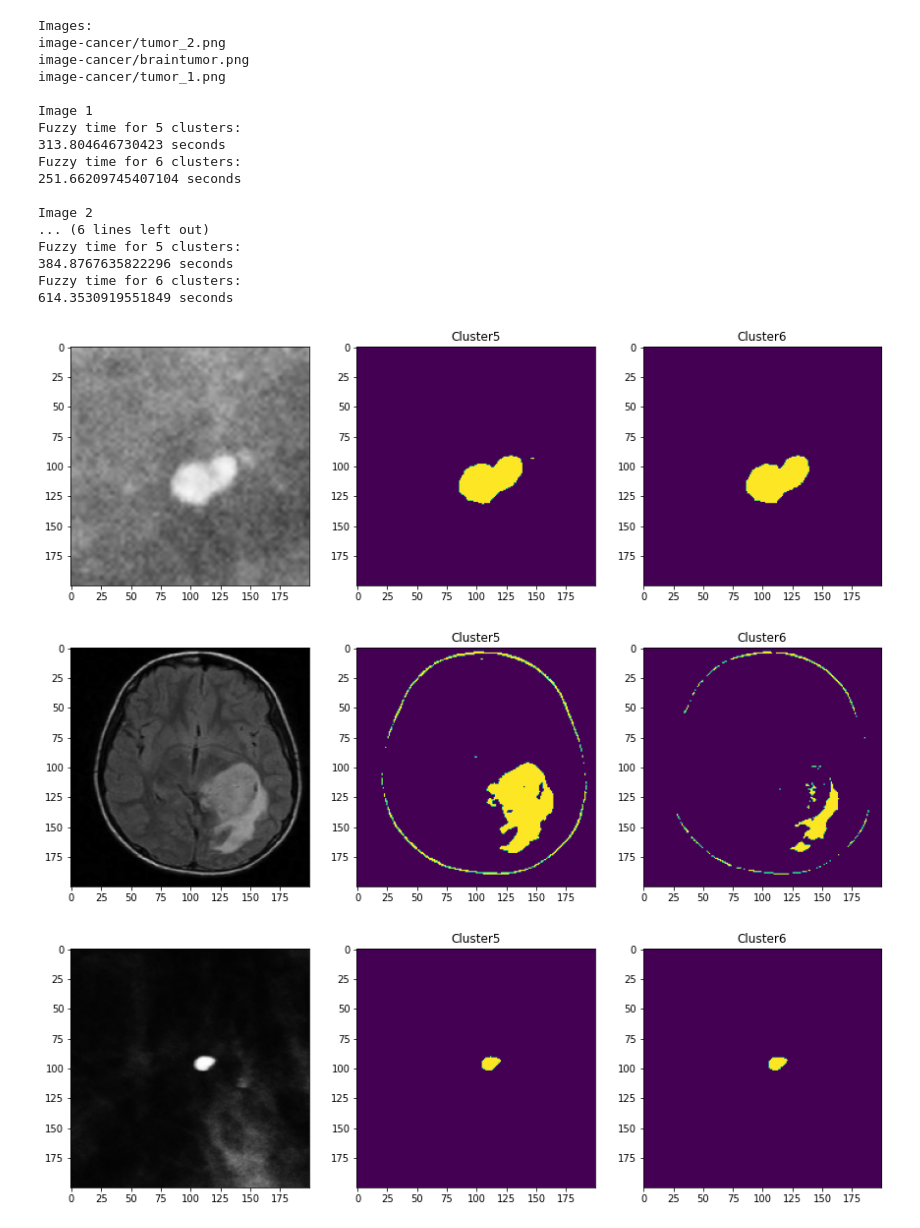
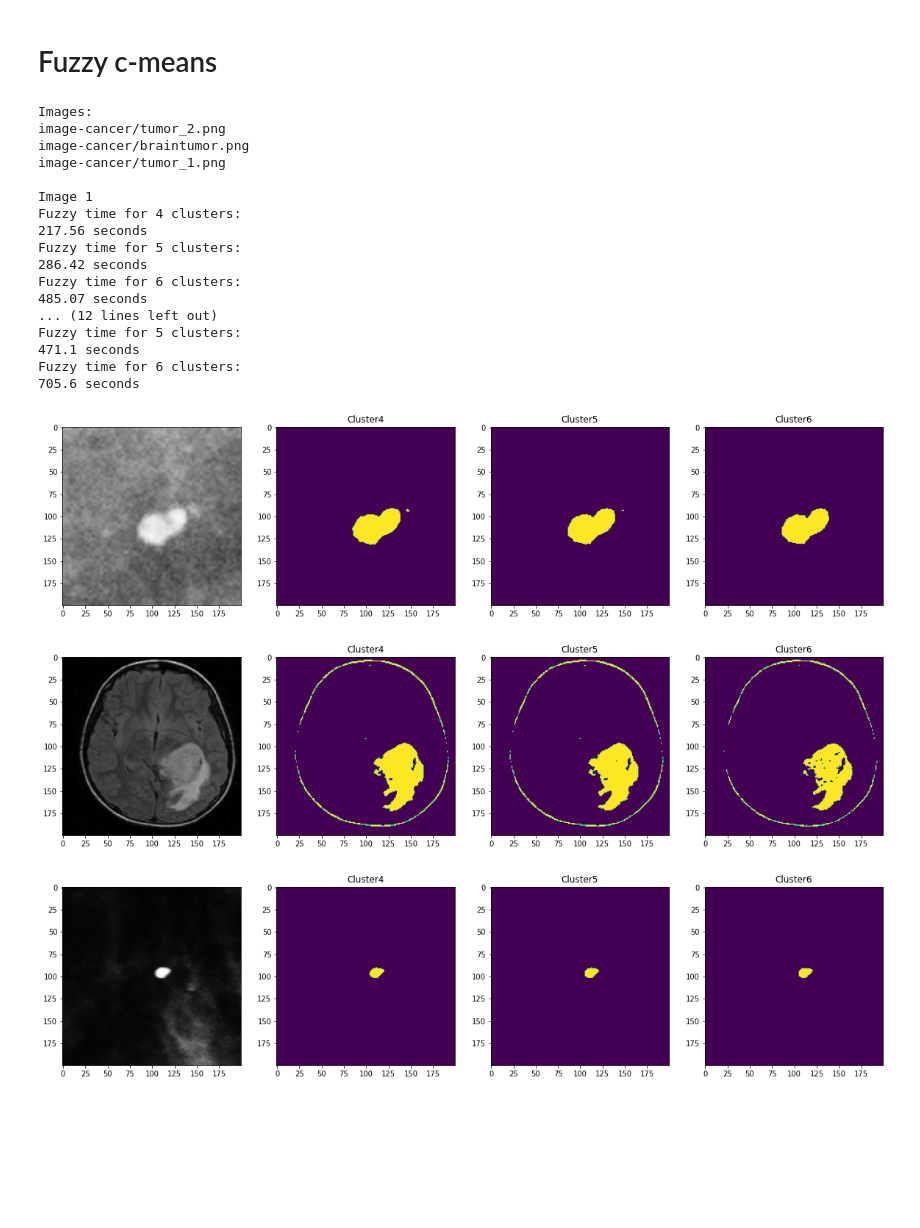
Before and after one commit to crnomarkovicm/Fuzzy-clustering, a Jupyter notebook: src/cancer_detection.ipynb, the cells around one changed output. Drawn from its saved outputs; the diff is of its cells as text; code cells hidden in the pictures; blank space fills up the shorter version.

```diff
--- a/src/cancer_detection.ipynb
+++ b/src/cancer_detection.ipynb
@@ -15,6 +16,14 @@ def change_color_fuzzycmeans(cluster_membership, clusters):
     img = []
     for pix in cluster_membership:
         img.append(clusters[np.argmax(pix)])
+
+    return img
+
+def change_color_kmeans(cluster_membership, clusters):
+
+    img = []
+    for pix in cluster_membership:
+        img.append(clusters[int(pix[0])])
 
     return img
 
@@ -102,8 +225,10 @@ def fuzzy_c_means(data, n, k, d, p, maxiter):
+# %% [markdown]
+# Fuzzy c-means
 # %%
 print("Images:")
 list_img = readimage()
 print()
-clusters = [5,6]
+clusters = [4,5,6]
 
 for index,rgb_img in enumerate(list_img):
 
@@ -119,45 +244,46 @@ for index,rgb_img in enumerate(list_img):
 
         new_time = time()
 
-        u, cntr = fuzzy_c_means(rgb_img, 40000, cluster, 3, 2, 100)
+        u, cntr = fuzzy_c_means(rgb_img, rgb_img.shape[0], cluster, 3, 2, 100)
 
         print('Fuzzy time for',cluster, "clusters:")
-        print(time() - new_time,'seconds')
+        print(round(time() - new_time, 2),'seconds')
 
         new_img = change_color_fuzzycmeans(u,cntr)
 
-        fuzzy_img = np.reshape(new_img,shape).astype(np.uint8)
+        fuzzy_img = np.reshape(new_img, shape).astype(np.uint8)
 
-        ret, seg_img = cv2.threshold(fuzzy_img,np.max(fuzzy_img)-1,255,cv2.THRESH_BINARY)
+        ret, seg_img = cv2.threshold(fuzzy_img, np.max(fuzzy_img)-1,255,cv2.THRESH_BINARY)
 
         seg_img_1d = seg_img[:,:,1]
 
-        plt.subplot(1,4,i+2)
+        plt.subplot(1, 4, i+2)
         plt.imshow(seg_img_1d)
         name = 'Cluster'+str(cluster)
         plt.title(name)
 
+
     name = 'segmented'+str(index)+'.png'
     plt.savefig(name)
     print()
 # %% [output]
 Images:
 image-cancer/tumor_2.png
 image-cancer/braintumor.png
 image-cancer/tumor_1.png
 
 Image 1
+Fuzzy time for 4 clusters:
+217.56 seconds
 Fuzzy time for 5 clusters:
-313.804646730423 seconds
+286.42 seconds
 Fuzzy time for 6 clusters:
-251.66209745407104 seconds
-
-Image 2
-... (6 lines left out)
+485.07 seconds
+... (12 lines left out)
 Fuzzy time for 5 clusters:
-384.8767635822296 seconds
+471.1 seconds
 Fuzzy time for 6 clusters:
-614.3530919551849 seconds
+705.6 seconds
-[figure, old version]
+[figure, new version]
-[figure, old version]
+[figure, new version]
-[figure, old version]
+[figure, new version]
```
Also changed, not shown: parts of 7 cells of this notebook, 19 other files.
